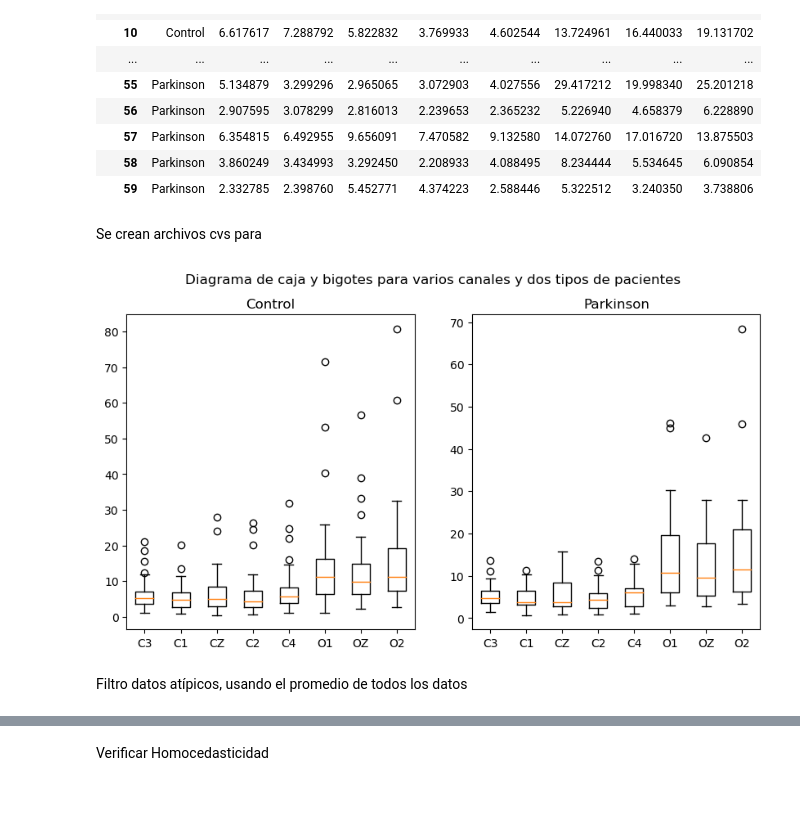
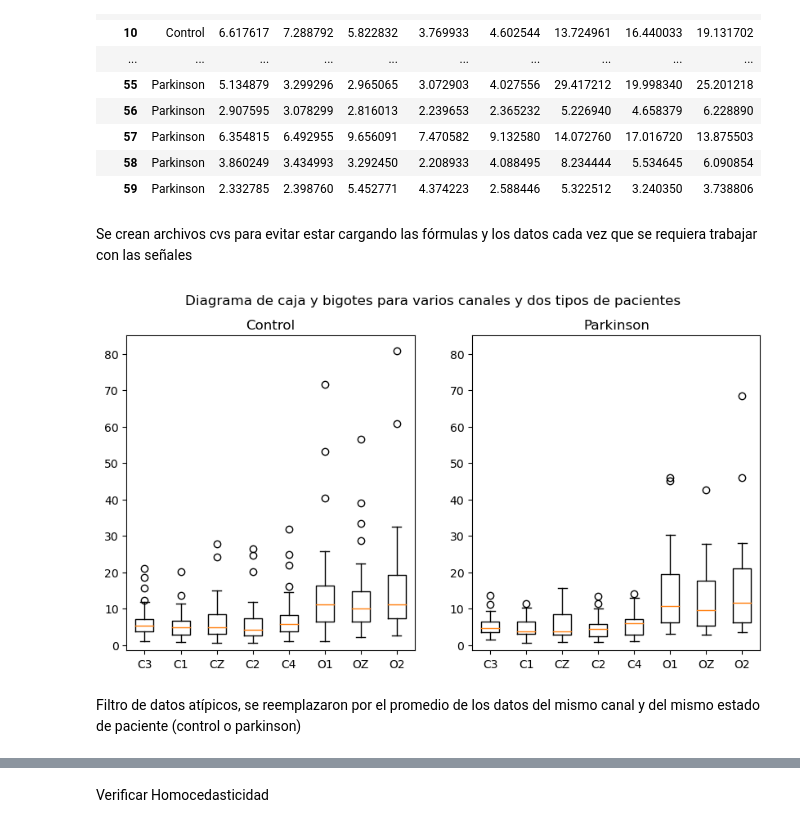
Before and after one commit to Astolfo2332/Parkinson_difference, a Jupyter notebook: Proyecto_1.ipynb, the cells around one changed output, grey strips where cells are left out. Drawn from its saved outputs; the diff is of its cells as text; code cells hidden in the pictures; blank space fills up the shorter version.

```diff
--- a/Proyecto_1.ipynb
+++ b/Proyecto_1.ipynb
@@ -226,8 +226,8 @@ df
 | 57 | Parkinson | 6.354815 | 6.492955 | 9.656091 | 7.470582 | 9.132580 | 14.072760 | 17.016720 | 13.875503 |
 | 58 | Parkinson | 3.860249 | 3.434993 | 3.292450 | 2.208933 | 4.088495 | 8.234444 | 5.534645 | 6.090854 |
 | 59 | Parkinson | 2.332785 | 2.398760 | 5.452771 | 4.374223 | 2.588446 | 5.322512 | 3.240350 | 3.738806 |
-# %% [markdown]
-Se crean archivos cvs para
+# %% [markdown]
+Se crean archivos cvs para evitar estar cargando las fórmulas y los datos cada vez que se requiera trabajar con las señales
 # %%
 df.to_csv("Tabla.cvs",index=False)
 # %%
@@ -235,24 +235,25 @@ df=pd.read_csv("Tabla.cvs")
 # %%
 # Crear una lista de dataframes, uno por cada estado
 dataframes = [df[df['Estado']=='Control'], df[df['Estado']=='Parkinson']]
 
 # Crear una lista de nombres para las etiquetas del gráfico
 labels = ['Control', 'Parkinson']
 labels1=['C3', 'C1', 'CZ', 'C2', 'C4', 'O1', 'OZ', 'O2']
 # Crear una figura y dos subplots (uno por cada estado)
 fig, axs = plt.subplots(1, 2, figsize=(10,5))
 
 # Para cada estado y subplot, hacer un diagrama de caja y bigotes para cada canal
 for i, df_estado in enumerate(dataframes):
     axs[i].boxplot([df_estado['PSD_C3'], df_estado['PSD_C1'], df_estado['PSD_CZ'], df_estado['PSD_C2'], df_estado['PSD_C4'], df_estado['PSD_O1'], df_estado['PSD_OZ'], df_estado['PSD_O2']])
     axs[i].set_title(labels[i])
     axs[i].set_xticklabels(labels1)
+    axs[i].set_ylim([-1.5, 85])
 fig.suptitle('Diagrama de caja y bigotes para varios canales y dos tipos de pacientes')
 plt.show()
 # %% [output]
-[figure, old version]
+[figure, new version]
 # %% [markdown]
-Filtro datos atípicos, usando el promedio de todos los datos
+Filtro de datos atípicos, se reemplazaron por el promedio de los datos del mismo canal y del mismo estado de paciente (control o parkinson)
 # %%
 control, parkinson = [df[df['Estado']=='Control'], df[df['Estado']=='Parkinson']]
 
```
Also changed, not shown: parts of 9 cells of this notebook, 1 other file.
